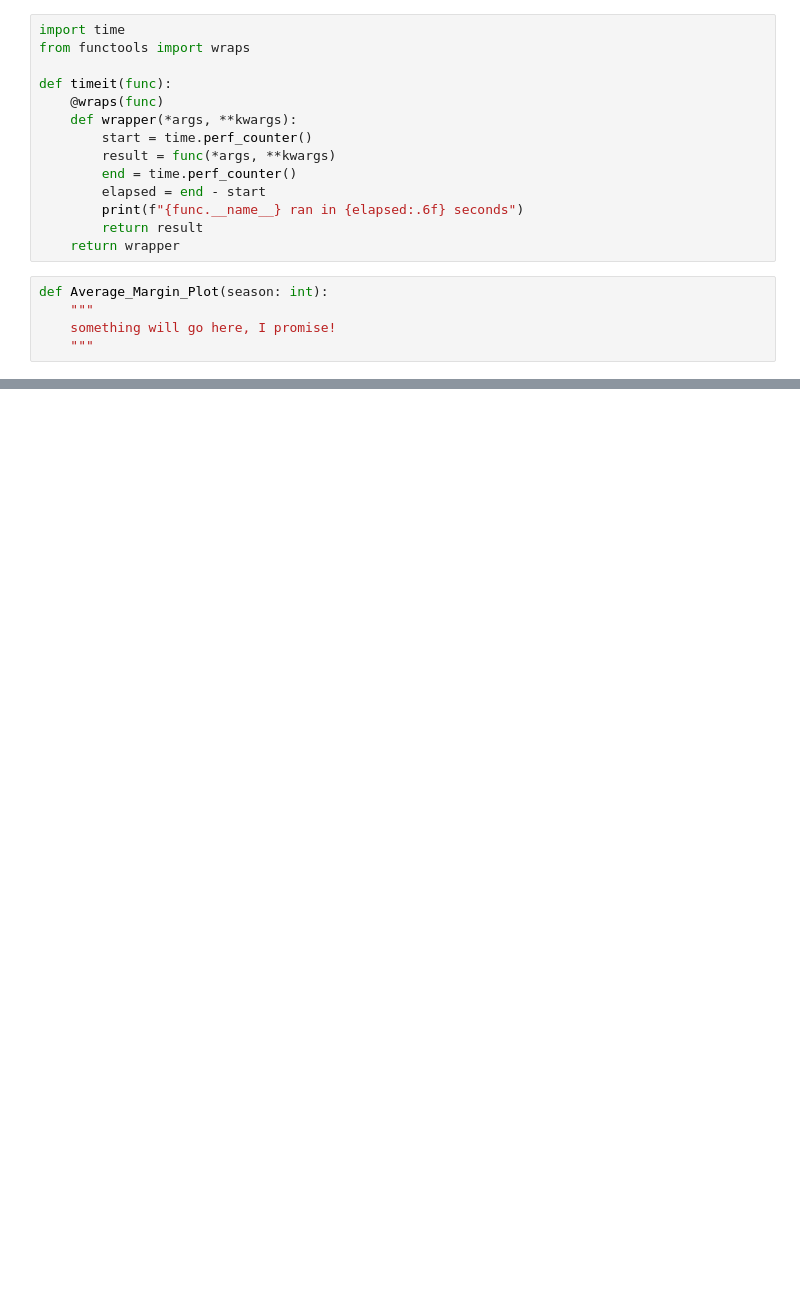
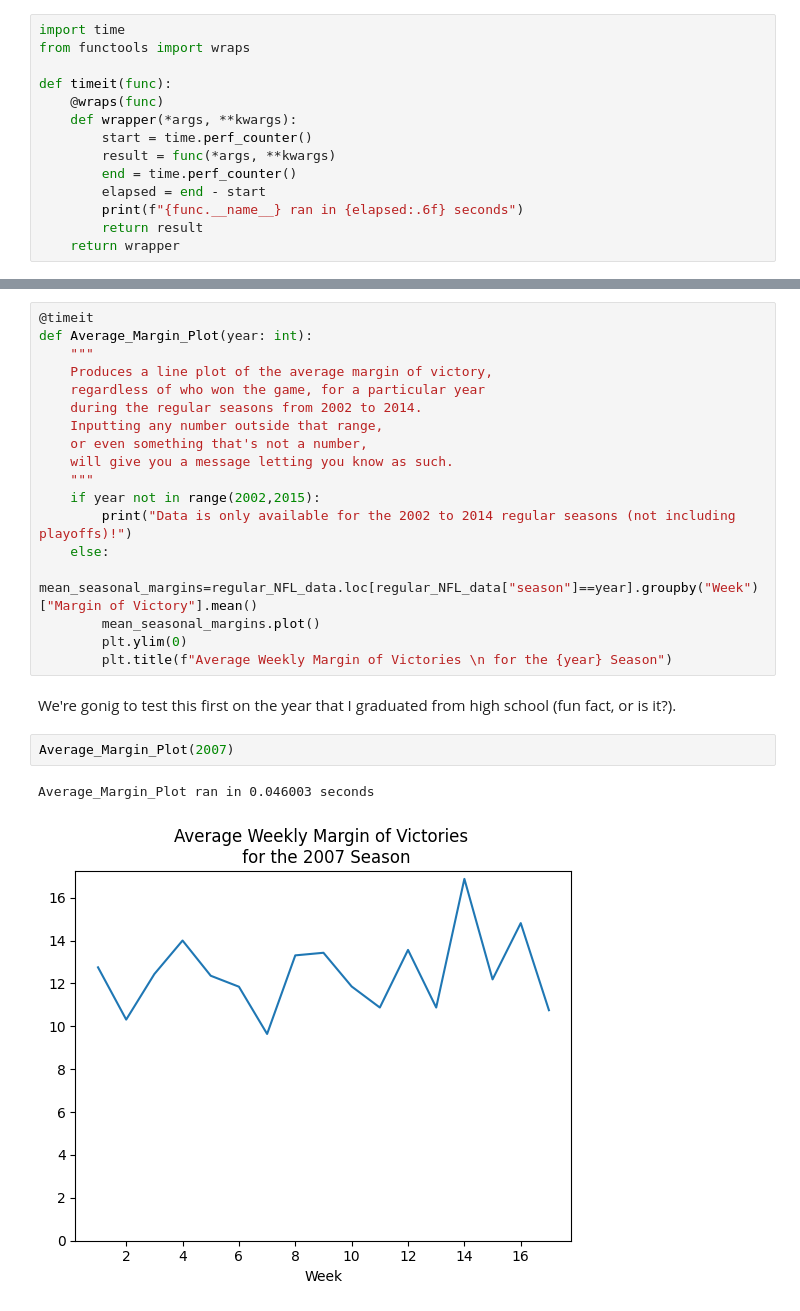
Before and after one commit to cashby-890/ST-554-HW4, a Jupyter notebook: ST554_Spring2026_HomeworkFour_CodyAshby.ipynb, the cells around one changed output, grey strips where cells are left out. Saved outputs shown, nothing was run; the diff lists cells and outputs as text; blank space fills up the shorter version.

```diff
--- a/ST554_Spring2026_HomeworkFour_CodyAshby.ipynb
+++ b/ST554_Spring2026_HomeworkFour_CodyAshby.ipynb
@@ -710,8 +775,3 @@ def timeit(func):
         print(f"{func.__name__} ran in {elapsed:.6f} seconds")
         return result
     return wrapper
-# %%
-def Average_Margin_Plot(season: int):
-    """
-    something will go here, I promise!
-    """
@@ -721,0 +780,25 @@ list(range(2002,2015))
+# %%
+@timeit
+def Average_Margin_Plot(year: int):
+    """
+    Produces a line plot of the average margin of victory,
+    regardless of who won the game, for a particular year
+    during the regular seasons from 2002 to 2014.
+    Inputting any number outside that range,
+    or even something that's not a number,
+    will give you a message letting you know as such.
+    """
+    if year not in range(2002,2015):
+        print("Data is only available for the 2002 to 2014 regular seasons (not including playoffs)!")
+    else:
+        mean_seasonal_margins=regular_NFL_data.loc[regular_NFL_data["season"]==year].groupby("Week")["Margin of Victory"].mean()
+        mean_seasonal_margins.plot()
+        plt.ylim(0)
+        plt.title(f"Average Weekly Margin of Victories \n for the {year} Season")
+# %% [markdown]
+We're gonig to test this first on the year that I graduated from high school (fun fact, or is it?).
+# %%
+Average_Margin_Plot(2007)
+# %% [output]
+Average_Margin_Plot ran in 0.046003 seconds
+[figure, added]
```
Also changed, not shown: parts of 36 cells of this notebook.
